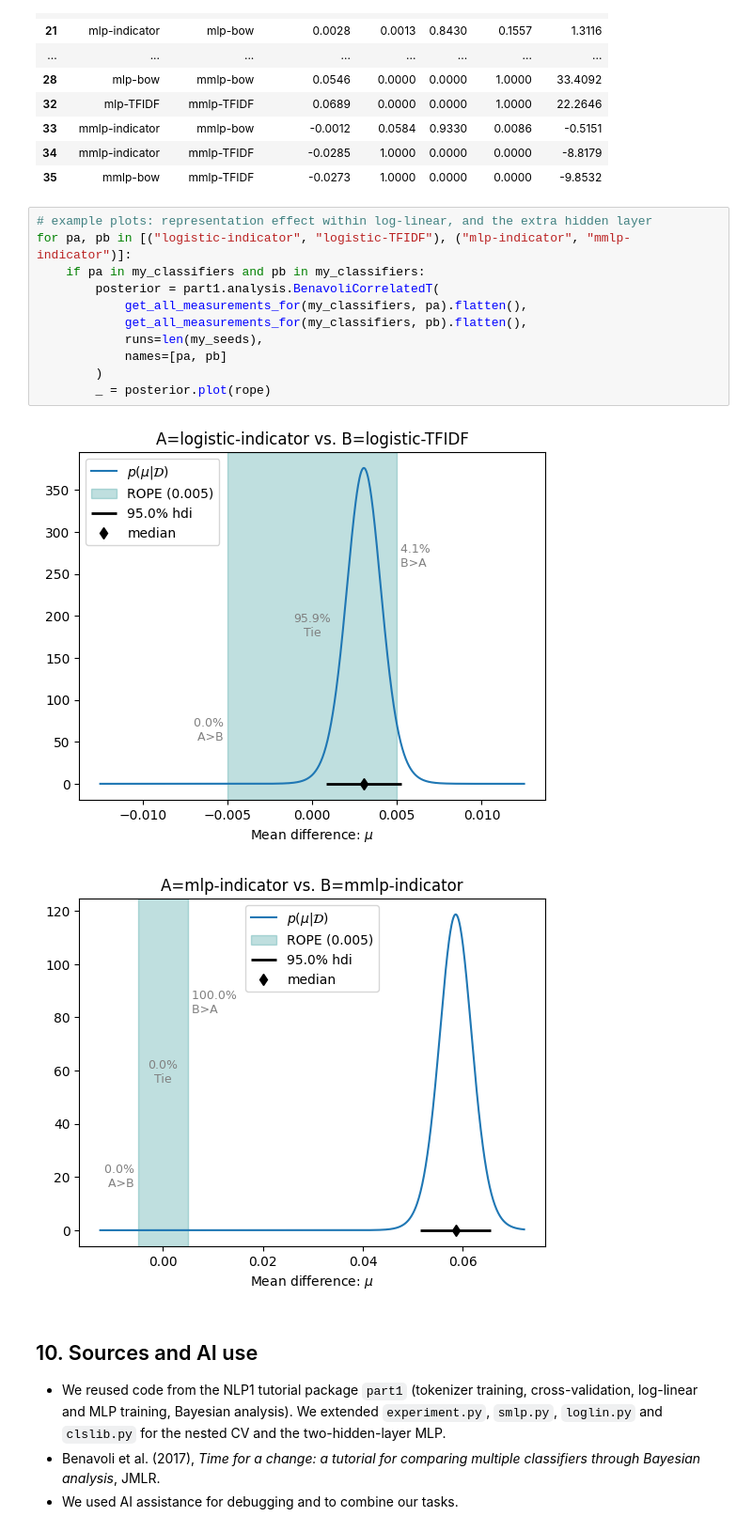
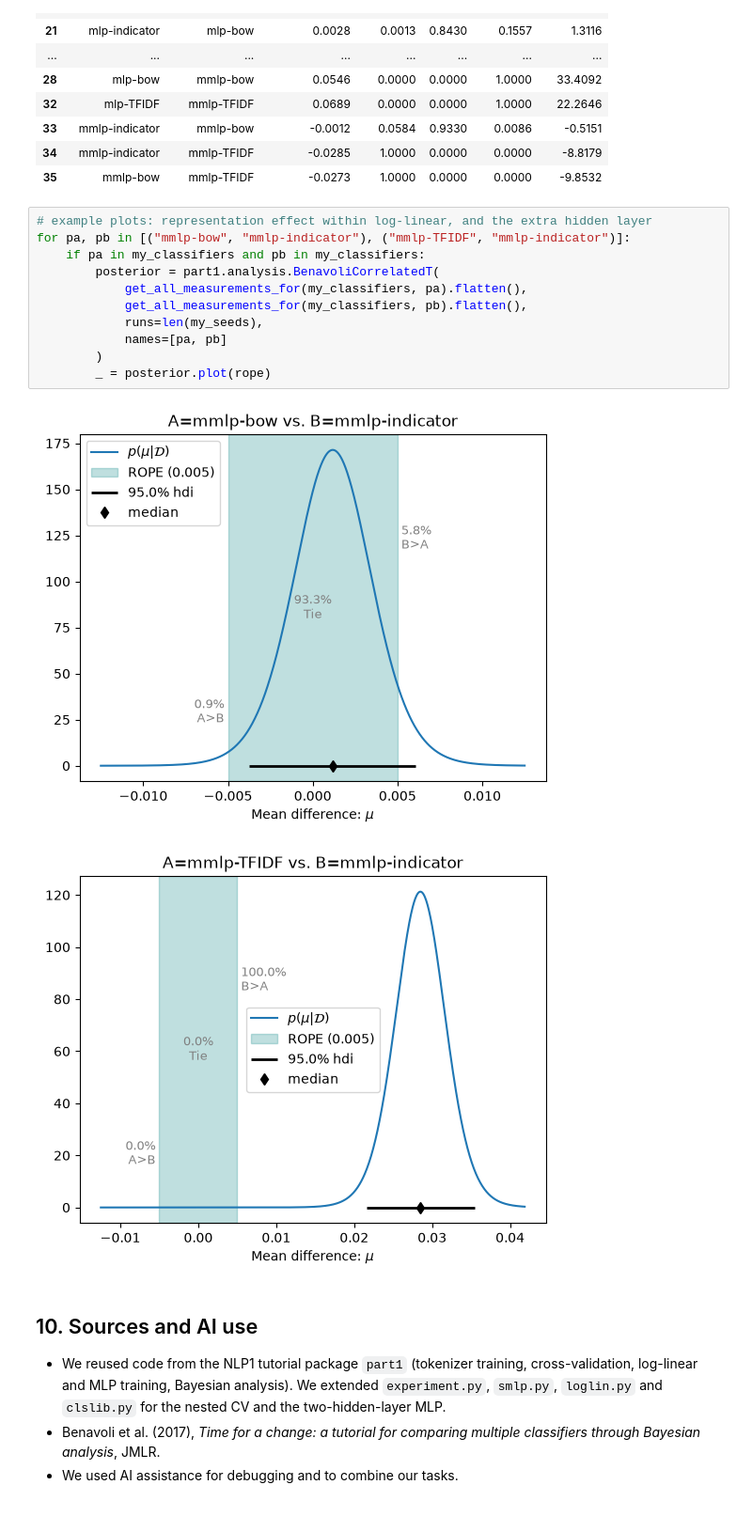
Before and after one commit to Qinyue1228/NLP_2026, a Jupyter notebook: part1/project1_final.ipynb, the cells around one changed output. Shown at 94% size. Saved outputs shown, nothing was run; the diff lists cells and outputs as text.

```diff
--- a/part1/project1_final.ipynb
+++ b/part1/project1_final.ipynb
@@ -384,18 +384,18 @@ one_factor
 | 35 | mmlp-bow | mmlp-TFIDF | -0.0273 | 1.0000 | 0.0000 | 0.0000 | -9.8532 |
 # %%
 # example plots: representation effect within log-linear, and the extra hidden layer
-for pa, pb in [("logistic-indicator", "logistic-TFIDF"), ("mlp-indicator", "mmlp-indicator")]:
+for pa, pb in [("mmlp-bow", "mmlp-indicator"), ("mmlp-TFIDF", "mmlp-indicator")]:
     if pa in my_classifiers and pb in my_classifiers:
         posterior = part1.analysis.BenavoliCorrelatedT(
             get_all_measurements_for(my_classifiers, pa).flatten(),
             get_all_measurements_for(my_classifiers, pb).flatten(),
             runs=len(my_seeds),
             names=[pa, pb]
         )
         _ = posterior.plot(rope)
 # %% [output]
-[figure, old version]
+[figure, new version]
-[figure, old version]
+[figure, new version]
 # %% [markdown]
 ## 10. Sources and AI use
 
```
Also changed, not shown: parts of 1 cell of this notebook, 7 other files.
